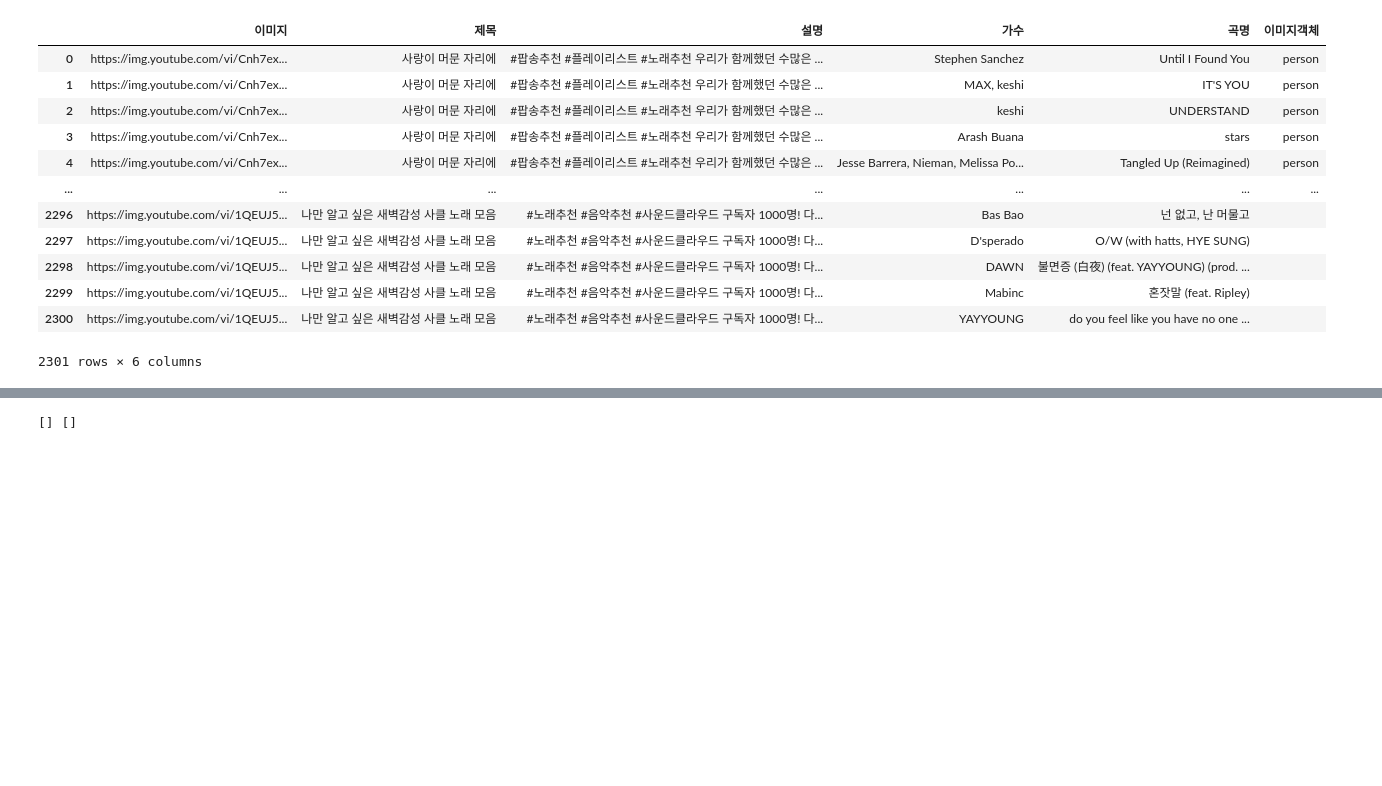
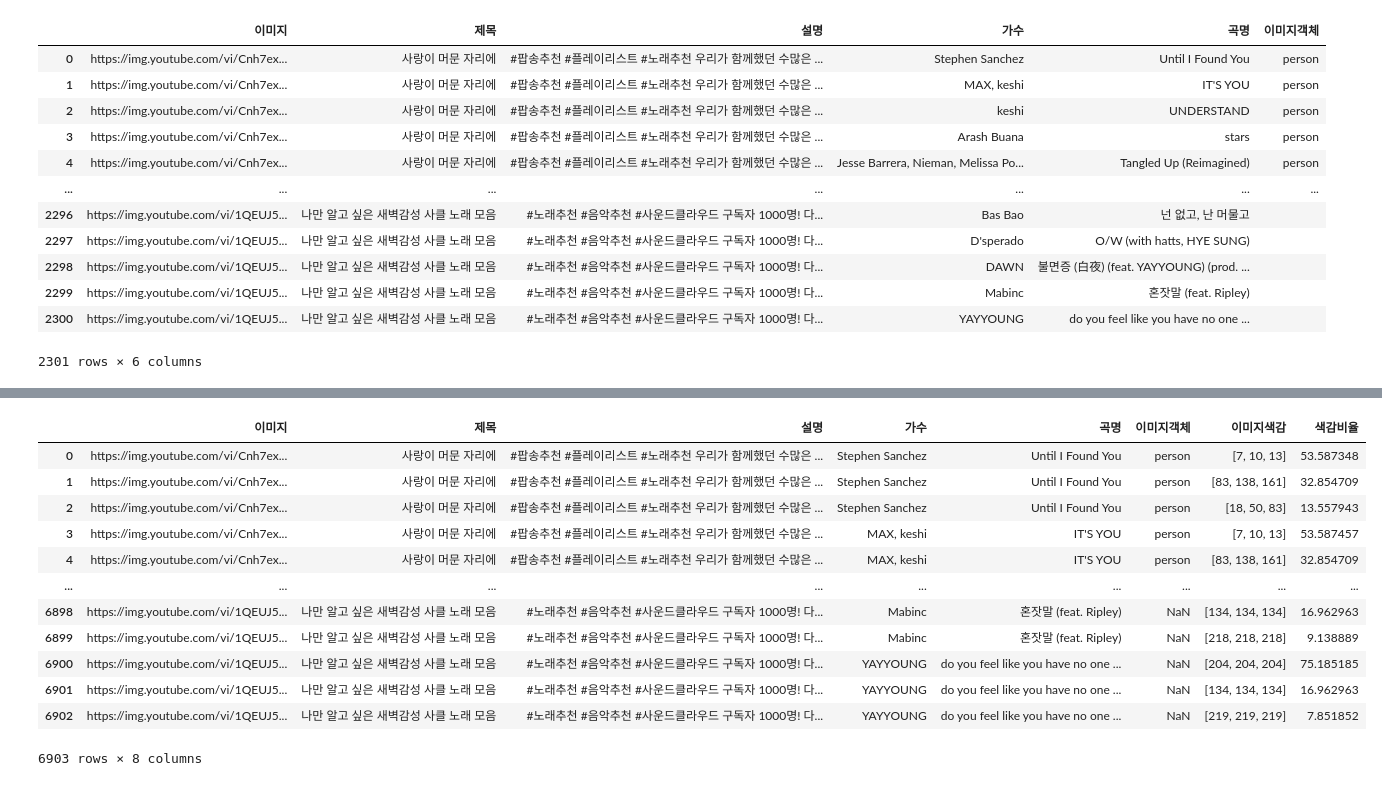
Before and after one commit to Eehnodu/crawling_test, a Jupyter notebook: img_yolo_color.ipynb, the cells around one changed output, grey strips where cells are left out. Cells and saved outputs as stored; diff of their text form; code cells hidden in the pictures; blank space fills up the shorter version.

```diff
--- a/img_yolo_color.ipynb
+++ b/img_yolo_color.ipynb
@@ -277,4 +206,0 @@ def get_all_colors(image_urls):
-# %%
-# 이미지 URL 목록
-image_urls = data['이미지'].unique()
-all_colors_list, colors_per_list = get_all_colors(image_urls)
@@ -299,8 +206,0 @@ Error processing image at https://img.youtube.com/vi/1QEUJ5d7WO8/maxresdefault.j
-# %%
-# 이미지 객체 컬럼 생성
-data['이미지색감']=data['이미지']
-# 이미지 객체 전처리
-img_list = image_urls.tolist()
-imgcolor_dic = dict(zip(img_list, all_colors))
-data['이미지색감'] = data['이미지색감'].map(imgcolor_dic)
-data
@@ -380,6 +263,3 @@ def get_all_colors(image_urls):
             # 오류가 발생한 경우, 해당 이미지에 대한 색상은 추가하지 않음
 
     return img_colors_list, colors_per_list
-# %%
-data = pd.read_csv('influ_data.csv')
-data
@@ -412,3 +294,19 @@ KeyboardInterrupt:
 # %%
+# 이미지 객체 전처리
+data['이미지색감'] = all_colors_list
+data['색감비율'] = colors_per_list
+data
 # %% [output]
+|  | 이미지 | 제목 | 설명 | 가수 | 곡명 | 이미지객체 | 이미지색감 | 색감비율 |
+| 0 | https://img.youtube.com/vi/Cnh7ex... | 사랑이 머문 자리에 | #팝송추천 #플레이리스트 #노래추천 우리가 함께했던 수많은 ... | Stephen Sanchez | Until I Found You | person | [7, 10, 13] | 53.587348 |
+| 1 | https://img.youtube.com/vi/Cnh7ex... | 사랑이 머문 자리에 | #팝송추천 #플레이리스트 #노래추천 우리가 함께했던 수많은 ... | Stephen Sanchez | Until I Found You | person | [83, 138, 161] | 32.854709 |
+| 2 | https://img.youtube.com/vi/Cnh7ex... | 사랑이 머문 자리에 | #팝송추천 #플레이리스트 #노래추천 우리가 함께했던 수많은 ... | Stephen Sanchez | Until I Found You | person | [18, 50, 83] | 13.557943 |
+| 3 | https://img.youtube.com/vi/Cnh7ex... | 사랑이 머문 자리에 | #팝송추천 #플레이리스트 #노래추천 우리가 함께했던 수많은 ... | MAX, keshi | IT'S YOU | person | [7, 10, 13] | 53.587457 |
+| 4 | https://img.youtube.com/vi/Cnh7ex... | 사랑이 머문 자리에 | #팝송추천 #플레이리스트 #노래추천 우리가 함께했던 수많은 ... | MAX, keshi | IT'S YOU | person | [83, 138, 161] | 32.854709 |
+| ... | ... | ... | ... | ... | ... | ... | ... | ... |
+| 6898 | https://img.youtube.com/vi/1QEUJ5... | 나만 알고 싶은 새벽감성 사클 노래 모음 | #노래추천 #음악추천 #사운드클라우드 구독자 1000명! 다... | Mabinc | 혼잣말 (feat. Ripley) | NaN | [134, 134, 134] | 16.962963 |
+| 6899 | https://img.youtube.com/vi/1QEUJ5... | 나만 알고 싶은 새벽감성 사클 노래 모음 | #노래추천 #음악추천 #사운드클라우드 구독자 1000명! 다... | Mabinc | 혼잣말 (feat. Ripley) | NaN | [218, 218, 218] | 9.138889 |
+| 6900 | https://img.youtube.com/vi/1QEUJ5... | 나만 알고 싶은 새벽감성 사클 노래 모음 | #노래추천 #음악추천 #사운드클라우드 구독자 1000명! 다... | YAYYOUNG | do you feel like you have no one ... | NaN | [204, 204, 204] | 75.185185 |
+| 6901 | https://img.youtube.com/vi/1QEUJ5... | 나만 알고 싶은 새벽감성 사클 노래 모음 | #노래추천 #음악추천 #사운드클라우드 구독자 1000명! 다... | YAYYOUNG | do you feel like you have no one ... | NaN | [134, 134, 134] | 16.962963 |
+| 6902 | https://img.youtube.com/vi/1QEUJ5... | 나만 알고 싶은 새벽감성 사클 노래 모음 | #노래추천 #음악추천 #사운드클라우드 구독자 1000명! 다... | YAYYOUNG | do you feel like you have no one ... | NaN | [219, 219, 219] | 7.851852 |
-[] []
+6903 rows × 8 columns
```
Also changed, not shown: parts of 16 cells of this notebook, 3 other files.
